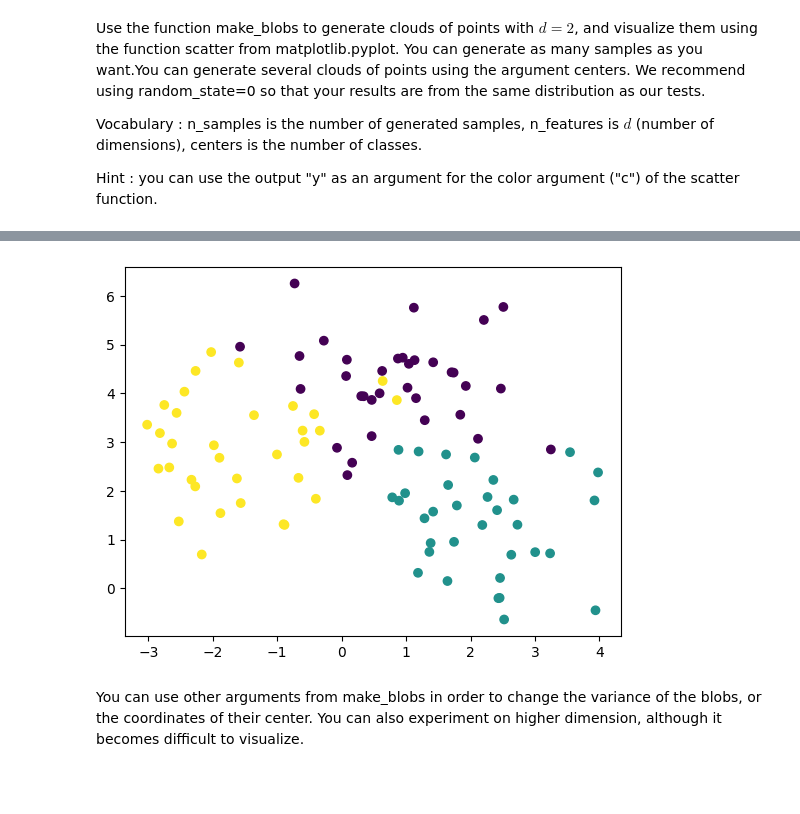
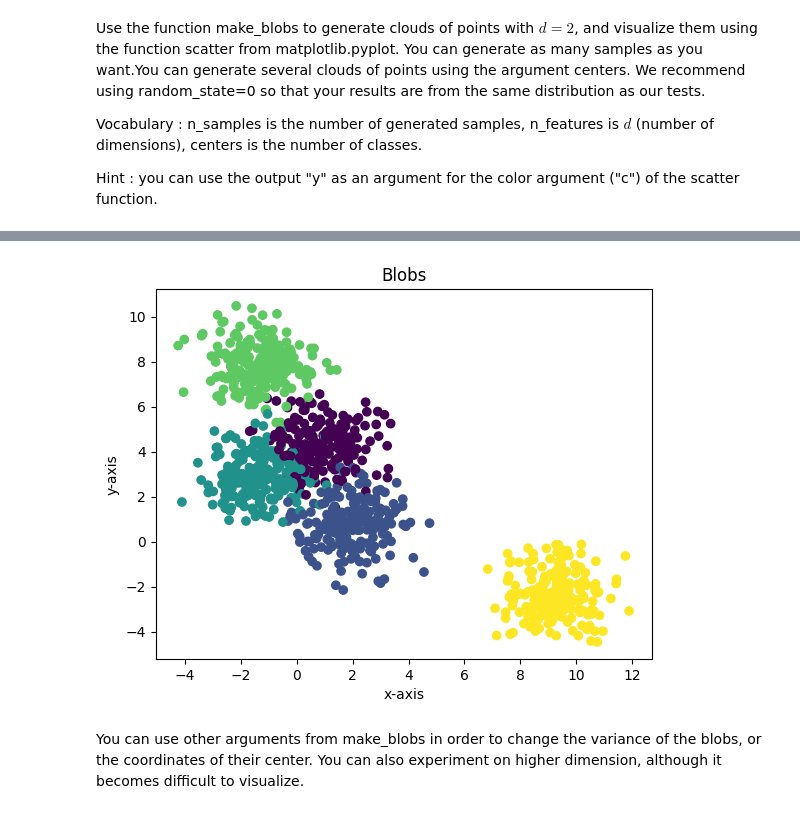
Before and after one commit to Gregsai/introduction-to-ai, a Jupyter notebook: session2/lab/Lab_2.ipynb, the cells around one changed output, grey strips where cells are left out. Drawn from its saved outputs; the diff is of its cells as text; code cells hidden in the pictures; blank space fills up the shorter version.

```diff
--- a/session2/lab/Lab_2.ipynb
+++ b/session2/lab/Lab_2.ipynb
@@ -29,4 +29,6 @@ Vocabulary : n_samples is the number of generated samples, n_features is $d$ (nu
 Hint : you can use the output "y" as an argument for the color argument ("c") of the scatter function.
 # %%
 ### CELL TO BE COMPLETED - Generate blobs.
-X, y = make_blobs(n_samples=100, centers=3, n_features=2, random_state=0)
+X, y = make_blobs(n_samples=1000, centers=5, n_features=2, random_state=0)
+print(X)
+print(y)
@@ -33,12 +53,15 @@ X, y = make_blobs(n_samples=100, centers=3, n_features=2, random_state=0)
 # %%
 ### CELL TO BE COMPLETED - Plot.
 ### Don't forget to import pyplot and use %matplotlib inline.
 import matplotlib.pyplot as plt
 %matplotlib inline
 plt.scatter(X[:, 0], X[:, 1], c=y)
+plt.xlabel("x-axis")
+plt.ylabel("y-axis")
+plt.title("Blobs")
 plt.show()
 # %% [output]
-[figure, old version]
+[figure, new version]
 # %% [markdown]
 You can use other arguments from make_blobs in order to change the variance of the blobs, or the coordinates of their center. You can also experiment on higher dimension, although it becomes difficult to visualize.
 # %% [markdown]
```
Also changed, not shown: parts of 17 cells of this notebook, 2 other files.
